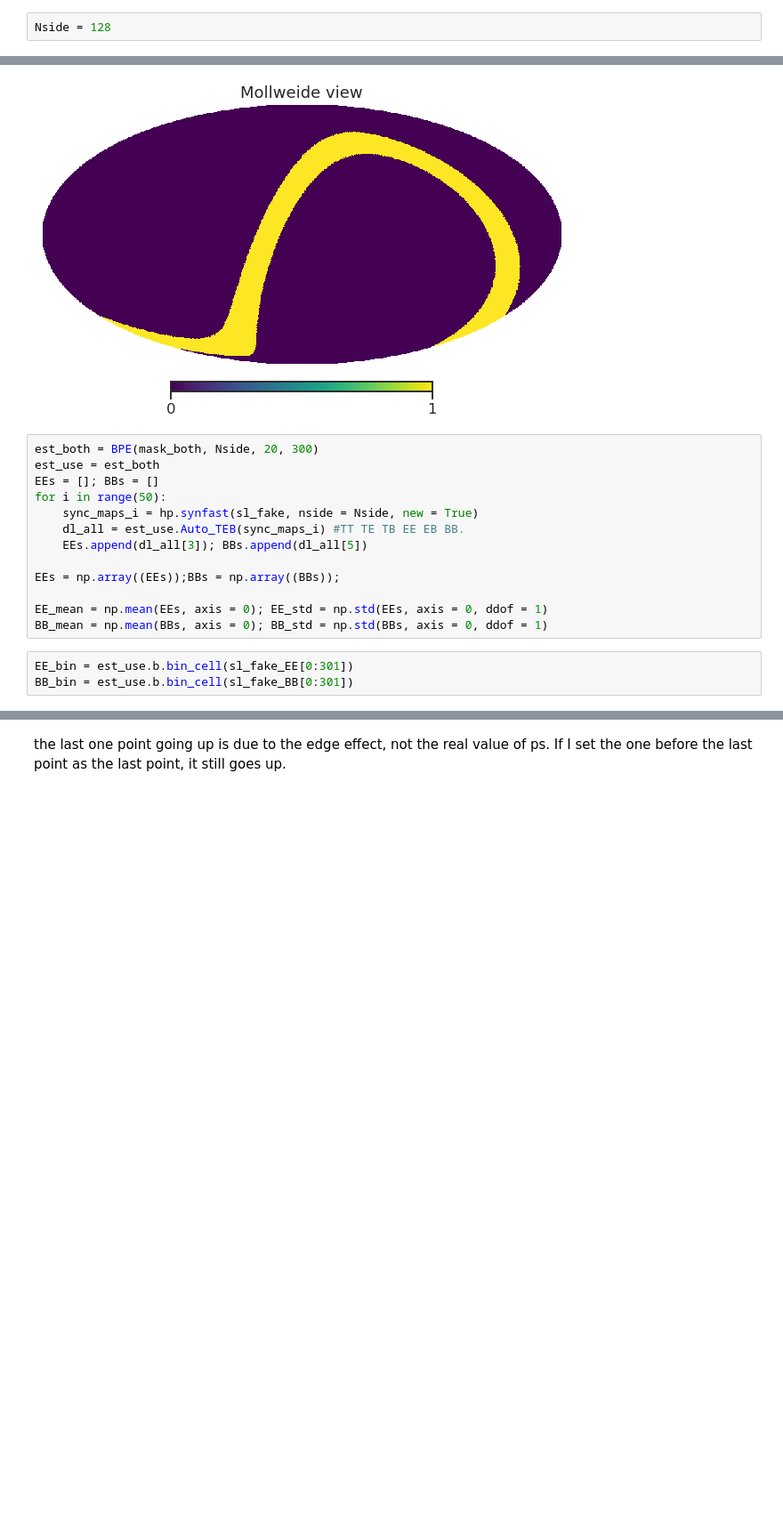
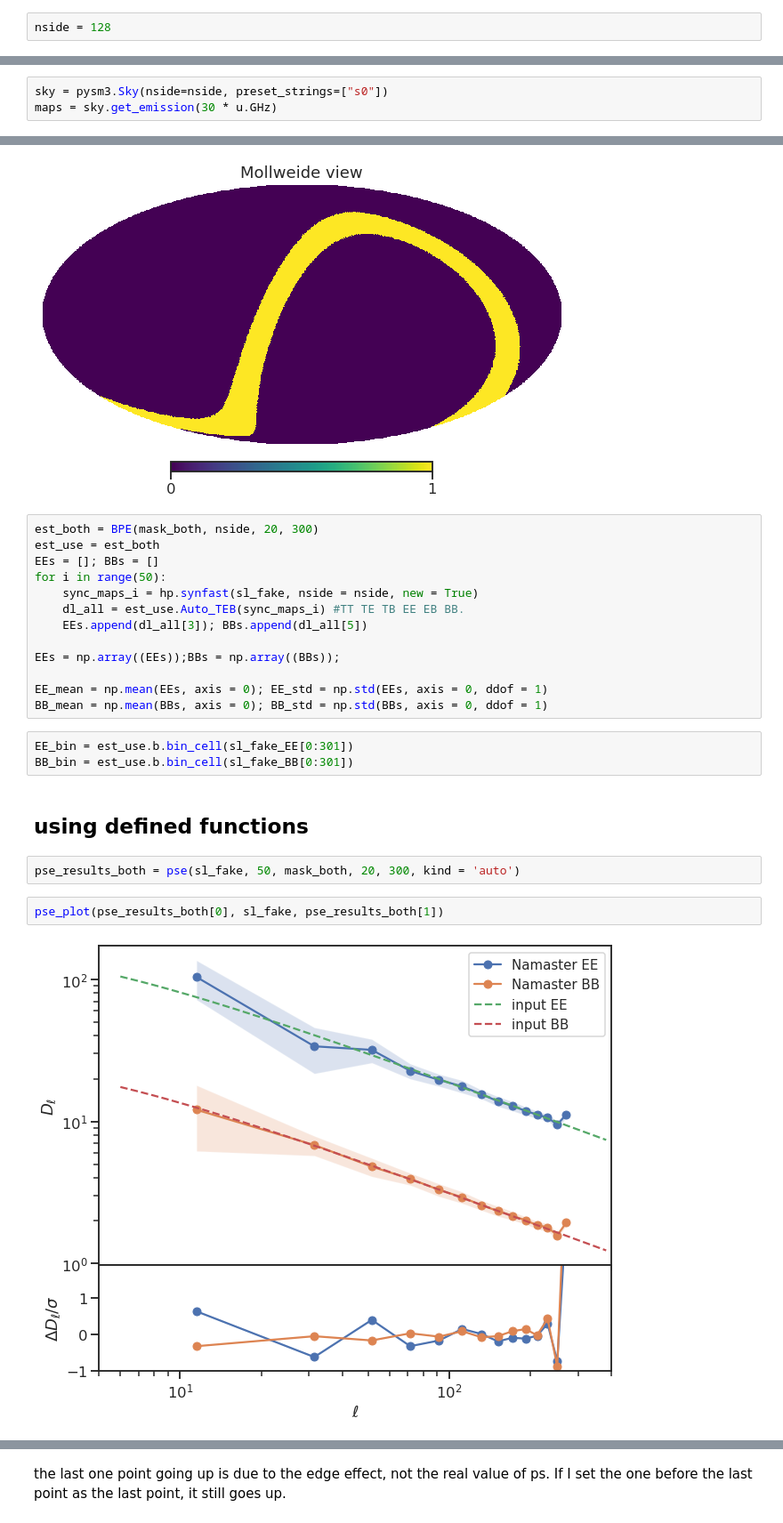
Before and after one commit to yaojian95/Beta_s, a Jupyter notebook: Power_spectrum_estimation.ipynb, the cells around one changed output, grey strips where cells are left out. Shown: that part at 89% size. Cells and saved outputs as stored; diff of their text form; blank space fills up the shorter version.

```diff
--- a/Power_spectrum_estimation.ipynb
+++ b/Power_spectrum_estimation.ipynb
@@ -20,4 +33,4 @@ sea.set_style("ticks")
 # %%
-Nside = 128
+nside = 128
 # %%
 mask_spass_256 = np.load('/global/cscratch1/sd/jianyao/CBASS/mask_spass_256.npy')
@@ -44,2 +45,5 @@ WARNING: AstropyDeprecationWarning: "verbose" was deprecated in version 1.15.0 a
+# %%
+sky = pysm3.Sky(nside=nside, preset_strings=["s0"])
+maps = sky.get_emission(30 * u.GHz)
 # %%
 sl = hp.anafast(maps) #TT, EE, BB, TE, EB, TB
@@ -185,11 +174,11 @@ hp.mollview(mask_both, cmap = 'viridis')
 # %% [output]
 [figure]
 # %%
-est_both = BPE(mask_both, Nside, 20, 300)
+est_both = BPE(mask_both, nside, 20, 300)
 est_use = est_both
 EEs = []; BBs = []
 for i in range(50):
-    sync_maps_i = hp.synfast(sl_fake, nside = Nside, new = True)
+    sync_maps_i = hp.synfast(sl_fake, nside = nside, new = True)
     dl_all = est_use.Auto_TEB(sync_maps_i) #TT TE TB EE EB BB.
     EEs.append(dl_all[3]); BBs.append(dl_all[5])
 
@@ -197,6 +186,14 @@ EEs = np.array((EEs));BBs = np.array((BBs));
 
 EE_mean = np.mean(EEs, axis = 0); EE_std = np.std(EEs, axis = 0, ddof = 1)
 BB_mean = np.mean(BBs, axis = 0); BB_std = np.std(BBs, axis = 0, ddof = 1)
-# %%
-EE_bin = est_use.b.bin_cell(sl_fake_EE[0:301])
-BB_bin = est_use.b.bin_cell(sl_fake_BB[0:301])
+# %%
+EE_bin = est_use.b.bin_cell(sl_fake_EE[0:301])
+BB_bin = est_use.b.bin_cell(sl_fake_BB[0:301])
+# %% [markdown]
+## using defined functions
+# %%
+pse_results_both = pse(sl_fake, 50, mask_both, 20, 300, kind = 'auto')
+# %%
+pse_plot(pse_results_both[0], sl_fake, pse_results_both[1])
+# %% [output]
+[figure, added]
```
Also changed, not shown: parts of 59 cells of this notebook.
